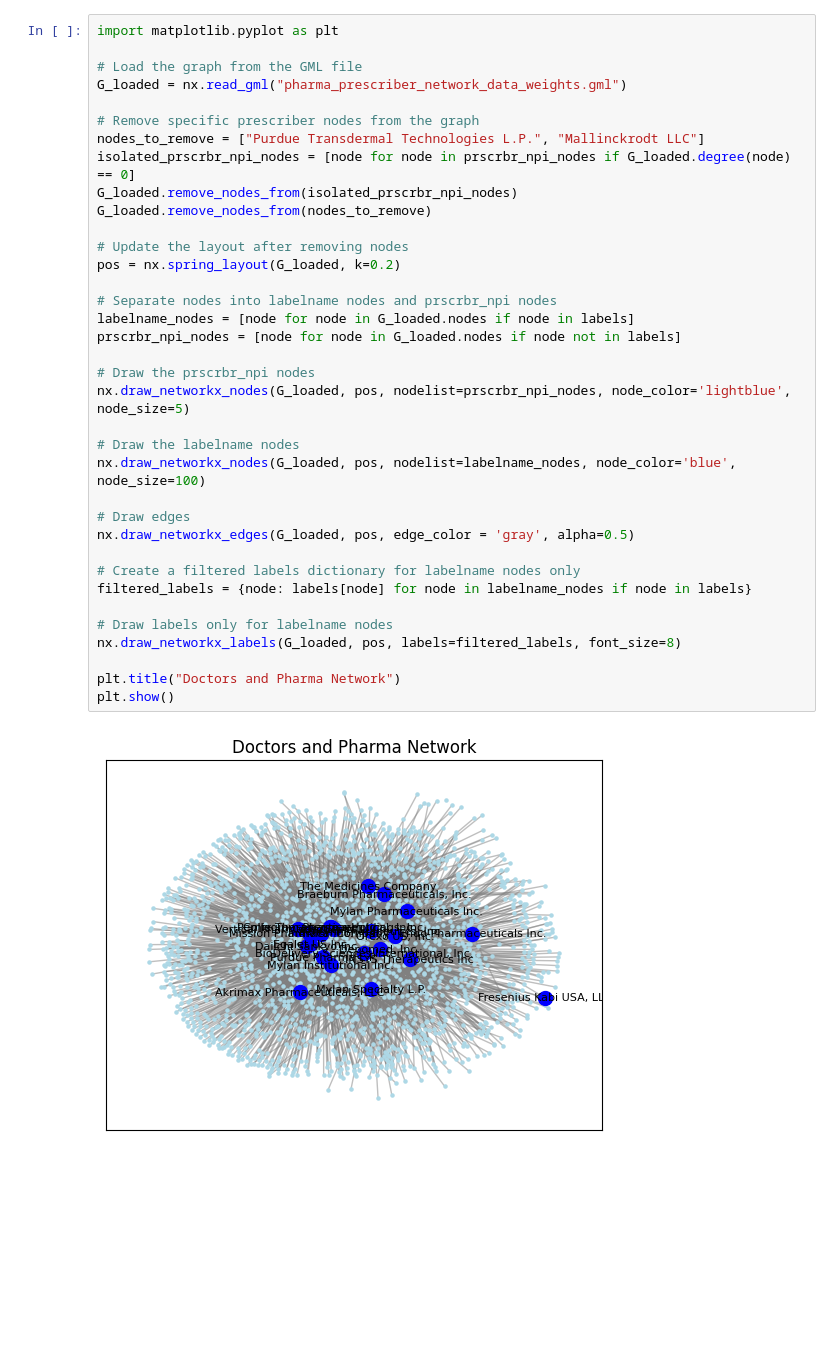
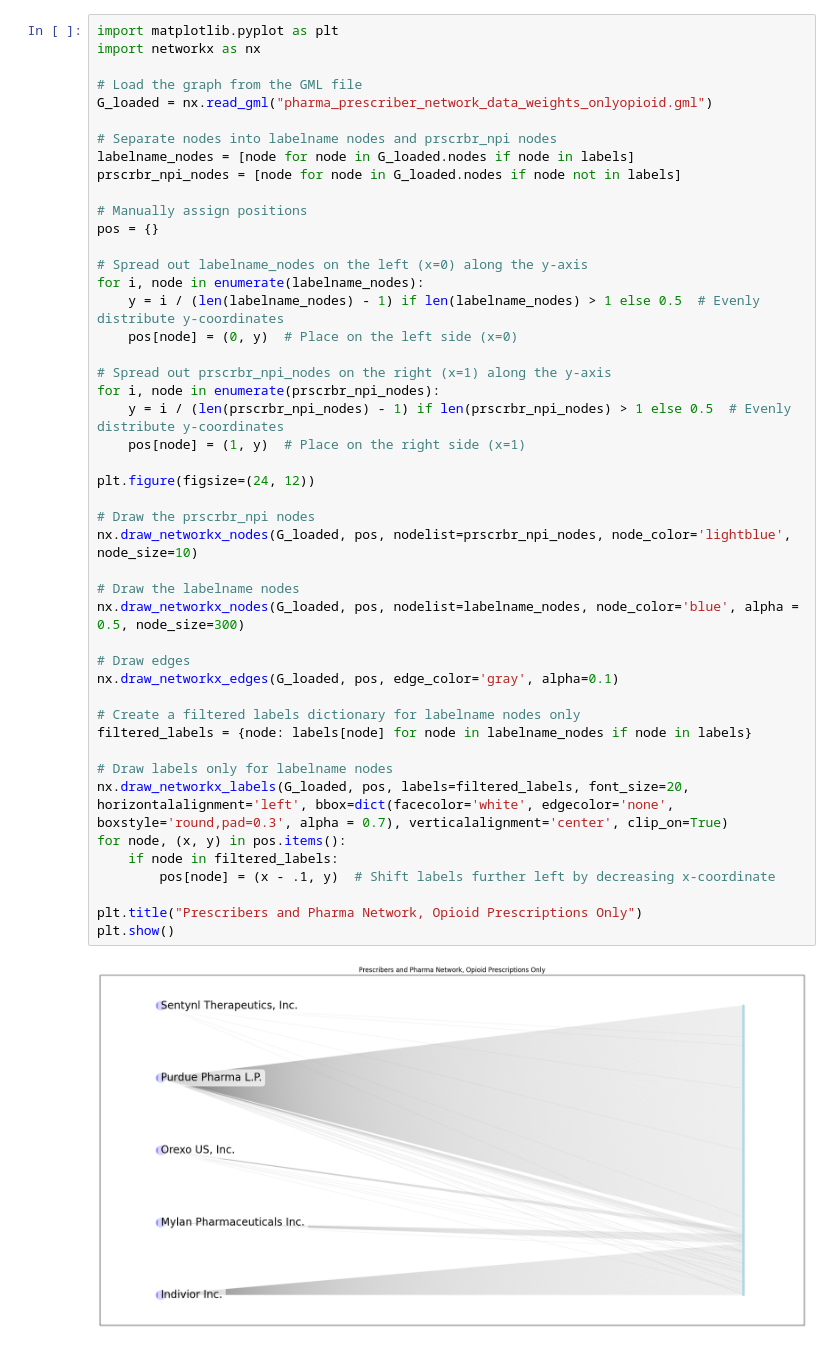
Before and after one commit to mistershilai/ORF387Project, a Jupyter notebook: networksfigs.ipynb, the cells around one changed output. Drawn from its saved outputs; the diff is of its cells as text; blank space fills up the shorter version.

Commit message:
gml files with weights!

```diff
--- a/networksfigs.ipynb
+++ b/networksfigs.ipynb
@@ -19,38 +280,48 @@ Graph saved to pharma_prescriber_network_data_weights.gml
 # %%
 import matplotlib.pyplot as plt
+import networkx as nx
 
 # Load the graph from the GML file
-G_loaded = nx.read_gml("pharma_prescriber_network_data_weights.gml")
-
-# Remove specific prescriber nodes from the graph
-nodes_to_remove = ["Purdue Transdermal Technologies L.P.", "Mallinckrodt LLC"]
-isolated_prscrbr_npi_nodes = [node for node in prscrbr_npi_nodes if G_loaded.degree(node) == 0]
-G_loaded.remove_nodes_from(isolated_prscrbr_npi_nodes)
-G_loaded.remove_nodes_from(nodes_to_remove)
-
-# Update the layout after removing nodes
-pos = nx.spring_layout(G_loaded, k=0.2)
+G_loaded = nx.read_gml("pharma_prescriber_network_data_weights_onlyopioid.gml")
 
 # Separate nodes into labelname nodes and prscrbr_npi nodes
 labelname_nodes = [node for node in G_loaded.nodes if node in labels]
 prscrbr_npi_nodes = [node for node in G_loaded.nodes if node not in labels]
 
+# Manually assign positions
+pos = {}
+
+# Spread out labelname_nodes on the left (x=0) along the y-axis
+for i, node in enumerate(labelname_nodes):
+    y = i / (len(labelname_nodes) - 1) if len(labelname_nodes) > 1 else 0.5  # Evenly distribute y-coordinates
+    pos[node] = (0, y)  # Place on the left side (x=0)
+
+# Spread out prscrbr_npi_nodes on the right (x=1) along the y-axis
+for i, node in enumerate(prscrbr_npi_nodes):
+    y = i / (len(prscrbr_npi_nodes) - 1) if len(prscrbr_npi_nodes) > 1 else 0.5  # Evenly distribute y-coordinates
+    pos[node] = (1, y)  # Place on the right side (x=1)
+
+plt.figure(figsize=(24, 12))
+
 # Draw the prscrbr_npi nodes
-nx.draw_networkx_nodes(G_loaded, pos, nodelist=prscrbr_npi_nodes, node_color='lightblue', node_size=5)
+nx.draw_networkx_nodes(G_loaded, pos, nodelist=prscrbr_npi_nodes, node_color='lightblue', node_size=10)
 
 # Draw the labelname nodes
-nx.draw_networkx_nodes(G_loaded, pos, nodelist=labelname_nodes, node_color='blue', node_size=100)
+nx.draw_networkx_nodes(G_loaded, pos, nodelist=labelname_nodes, node_color='blue', alpha = 0.5, node_size=300)
 
 # Draw edges
-nx.draw_networkx_edges(G_loaded, pos, edge_color = 'gray', alpha=0.5)
+nx.draw_networkx_edges(G_loaded, pos, edge_color='gray', alpha=0.1)
 
 # Create a filtered labels dictionary for labelname nodes only
 filtered_labels = {node: labels[node] for node in labelname_nodes if node in labels}
 
 # Draw labels only for labelname nodes
-nx.draw_networkx_labels(G_loaded, pos, labels=filtered_labels, font_size=8)
+nx.draw_networkx_labels(G_loaded, pos, labels=filtered_labels, font_size=20, horizontalalignment='left', bbox=dict(facecolor='white', edgecolor='none', boxstyle='round,pad=0.3', alpha = 0.7), verticalalignment='center', clip_on=True)
+for node, (x, y) in pos.items():
+    if node in filtered_labels:
+        pos[node] = (x - .1, y)  # Shift labels further left by decreasing x-coordinate
 
-plt.title("Doctors and Pharma Network")
+plt.title("Prescribers and Pharma Network, Opioid Prescriptions Only")
 plt.show()
 # %% [output]
-[figure, old version]
+[figure, new version]
```
Also changed, not shown: parts of 15 cells of this notebook, 3 other files.
